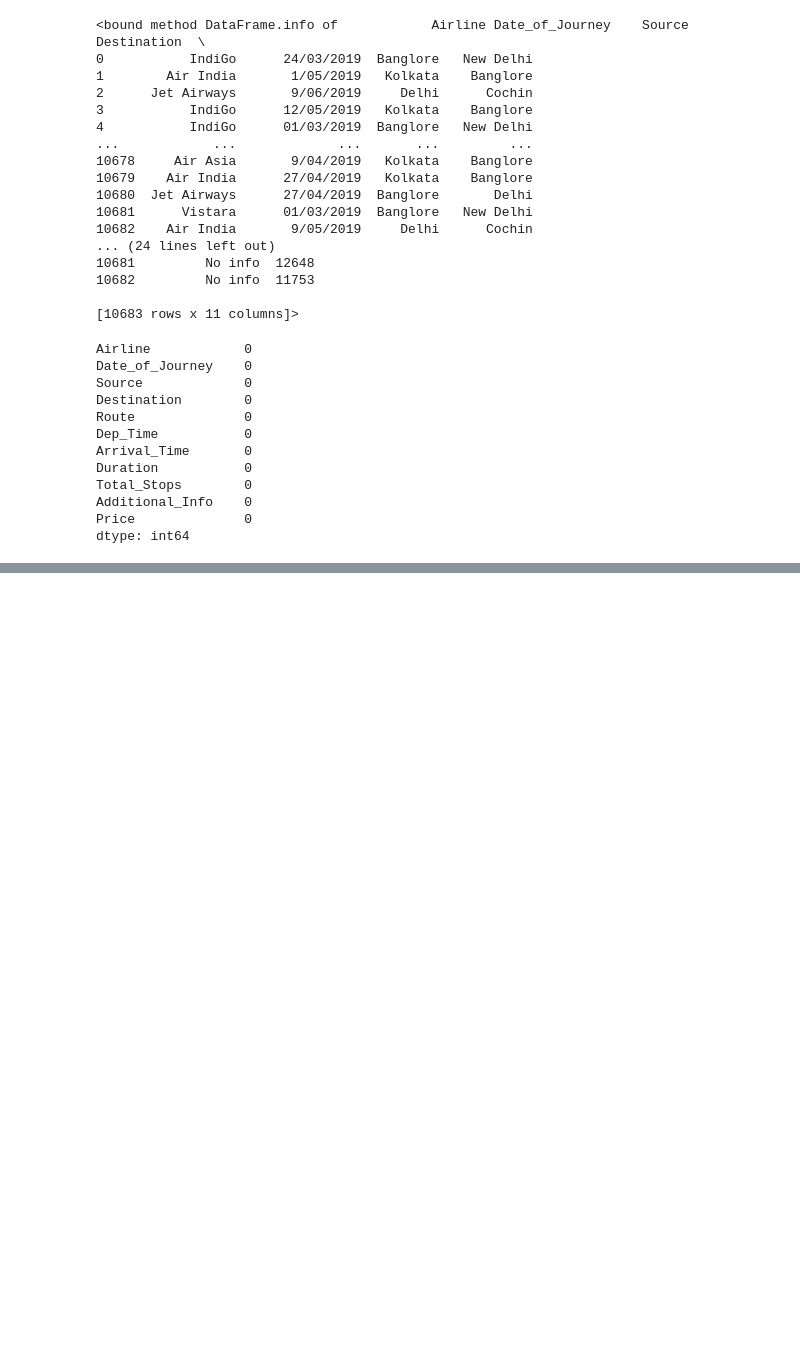
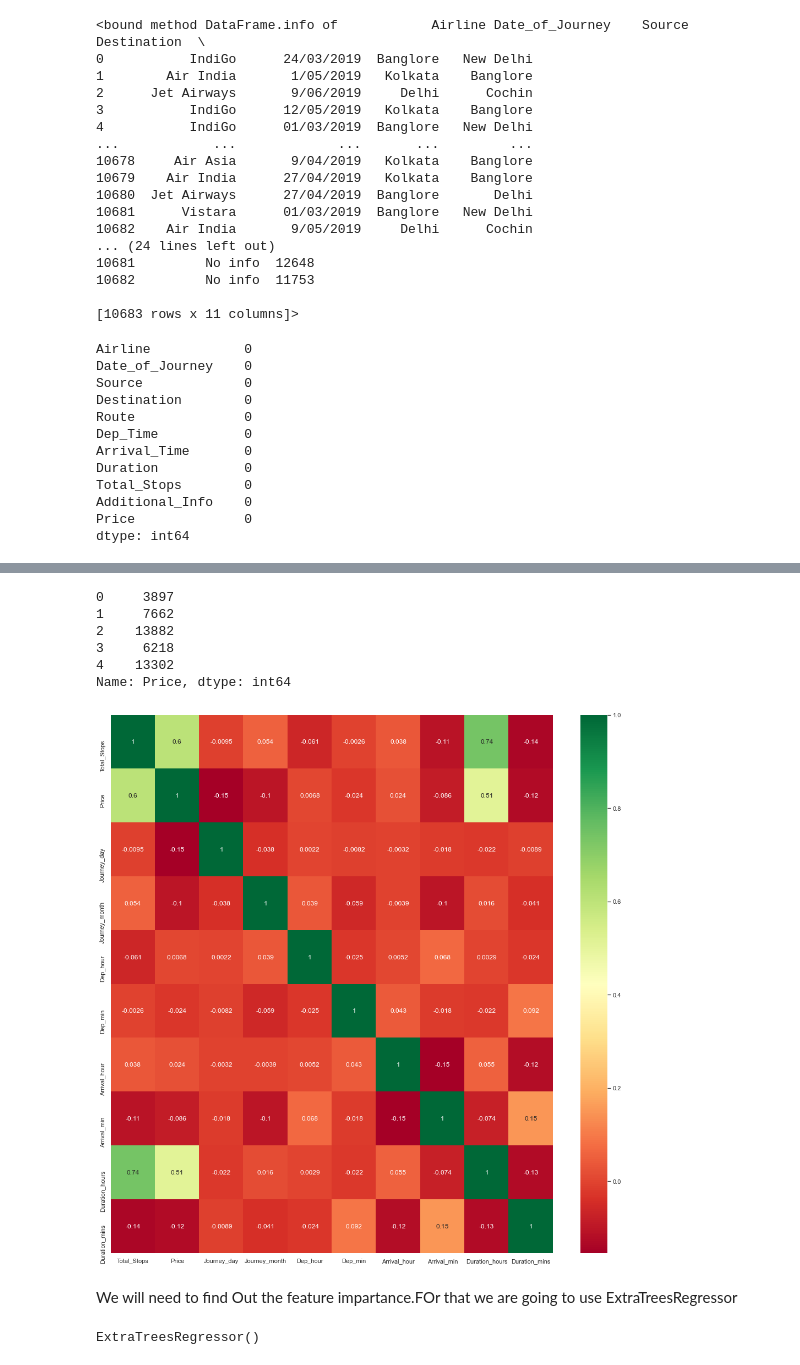
Before and after one commit to MautKaFarishta/Flight-Price-Prediction, a Jupyter notebook: flight.ipynb, the cells around one changed output, grey strips where cells are left out. Saved outputs shown, nothing was run; the diff lists cells and outputs as text; code cells hidden in the pictures; blank space fills up the shorter version.

```diff
--- a/flight.ipynb
+++ b/flight.ipynb
@@ -55,0 +229,5 @@ dtype: int64
+# %%
+#We wont't be needing Additional info for prediction
+#Information in ROute is same as ni. of Stops
+
+train_data.drop(["Route", "Additional_Info"], axis = 1, inplace = True)
@@ -55,0 +243,3 @@ dtype: int64
+# %%
+train_data.Total_Stops.replace({ "non-stop":0,"1 stop":1,"2 stops":2,"3 stops":3,"4 stops":4},inplace=True)
+train_data.head()
@@ -55,0 +443,29 @@ dtype: int64
+# %%
+y = data_train.iloc[:, 1]
+y.head()
+# %% [output]
+0     3897
+1     7662
+2    13882
+3     6218
+4    13302
+Name: Price, dtype: int64
+# %%
+# Finds correlation between Independent and dependent attributes
+
+plt.figure(figsize = (18,18))
+sns.heatmap(train_data.corr(), annot = True, cmap = "RdYlGn")
+
+plt.show()
+# %% [output]
+[figure, added]
+# %% [markdown]
+We will need to find Out the feature impartance.FOr that we are going to use ExtraTreesRegressor
+# %%
+# Important feature using ExtraTreesRegressor
+
+from sklearn.ensemble import ExtraTreesRegressor
+selection = ExtraTreesRegressor()
+selection.fit(X, y)
+# %% [output]
+ExtraTreesRegressor()
```
Also changed, not shown: parts of 53 cells of this notebook, 1 other file.
